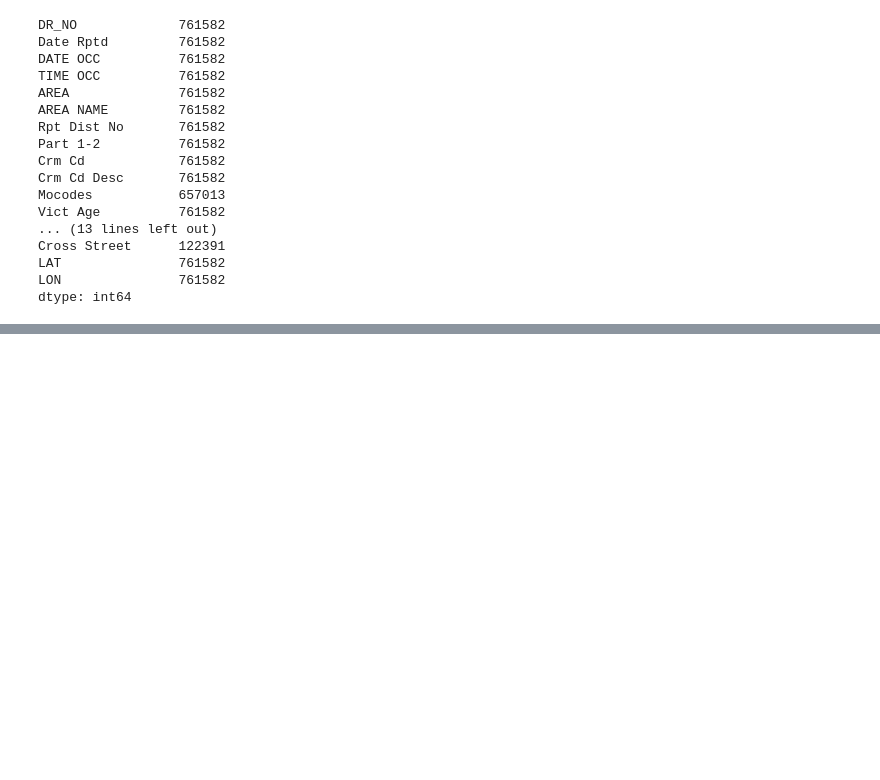
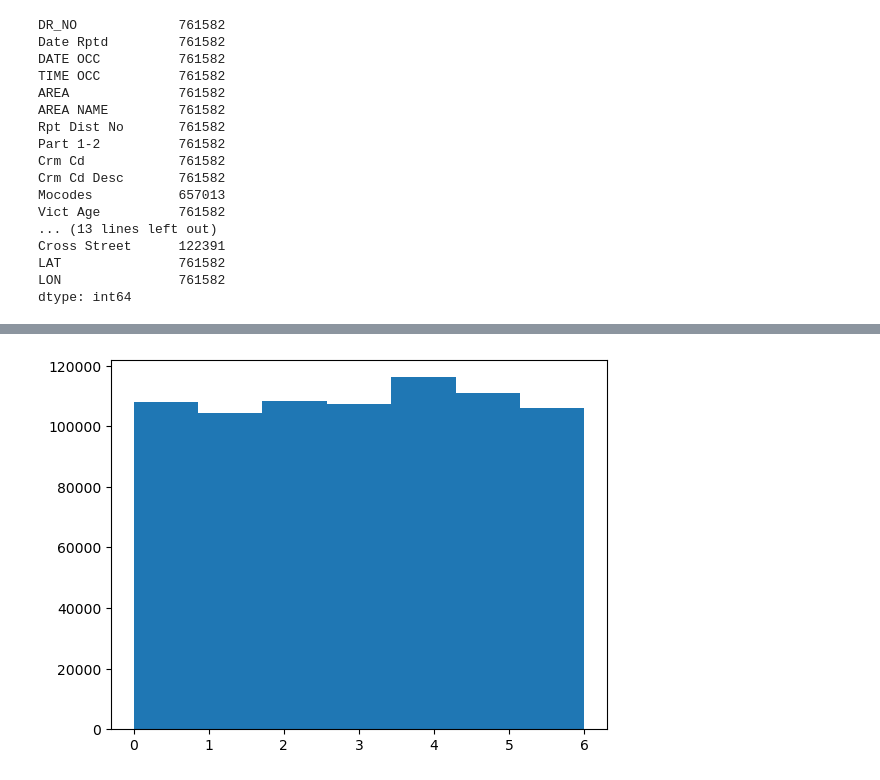
Before and after one commit to rpearce1/LA-Crime, a Jupyter notebook: LA_Crime.ipynb, the cells around one changed output, grey strips where cells are left out. Cells and saved outputs as stored; diff of their text form; code cells hidden in the pictures; blank space fills up the shorter version.

```diff
--- a/LA_Crime.ipynb
+++ b/LA_Crime.ipynb
@@ -72,0 +117,9 @@ Name: DATE OCC, Length: 761582, dtype: datetime64[ns]
+# %%
+crime_df['dt'][1].weekday()
+weekday = [crime_df['dt'][i].weekday() for i in range(len(crime_df))]
+# %%
+plt.hist(weekday,7)
+plt.show()
+#slightly more on Friday
+# %% [output]
+[figure, added]
```
Also changed, not shown: parts of 11 cells of this notebook.
